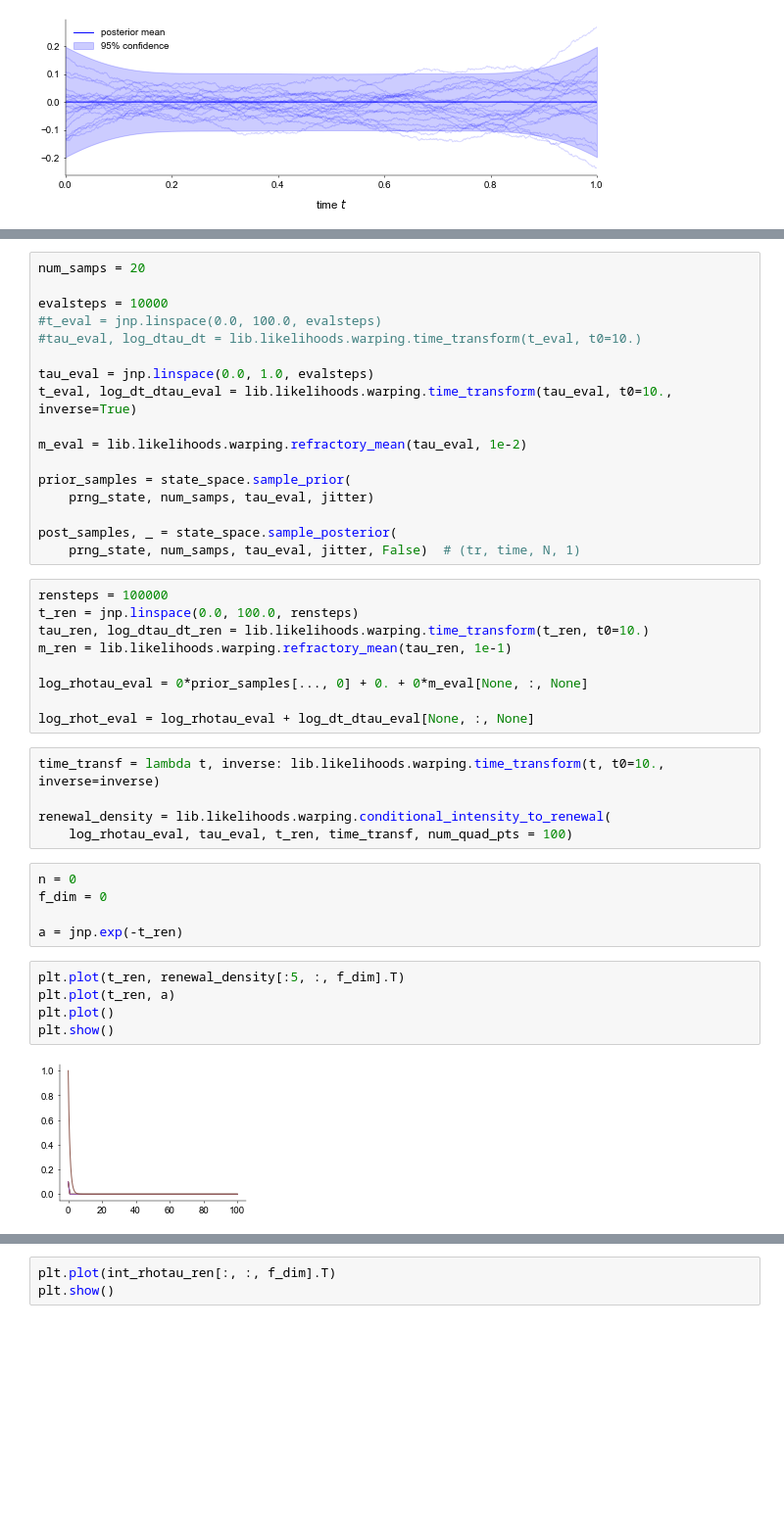
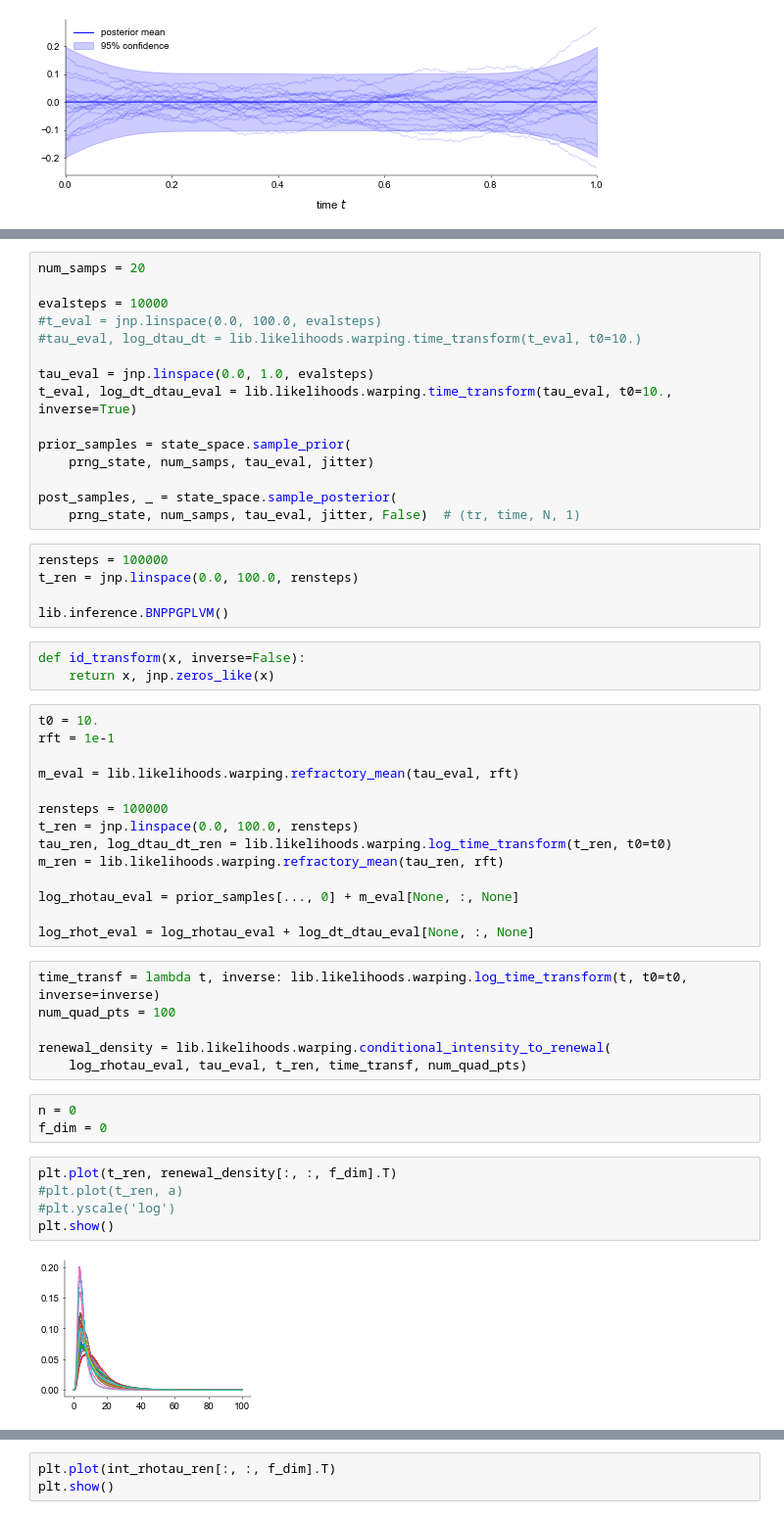
Before and after one commit to davindicode/nonparametric-nonrenewal-process, a Jupyter notebook: notebooks/GPR_1D.ipynb, the cells around one changed output, grey strips where cells are left out. Shown at 98% size. Drawn from its saved outputs; the diff is of its cells as text; blank space fills up the shorter version.

Commit message:
likelihood framework

```diff
--- a/notebooks/GPR_1D.ipynb
+++ b/notebooks/GPR_1D.ipynb
@@ -222,37 +222,47 @@ evalsteps = 10000
 tau_eval = jnp.linspace(0.0, 1.0, evalsteps)
 t_eval, log_dt_dtau_eval = lib.likelihoods.warping.time_transform(tau_eval, t0=10., inverse=True)
 
-m_eval = lib.likelihoods.warping.refractory_mean(tau_eval, 1e-2)
-
 prior_samples = state_space.sample_prior(
     prng_state, num_samps, tau_eval, jitter)
 
 post_samples, _ = state_space.sample_posterior(
     prng_state, num_samps, tau_eval, jitter, False)  # (tr, time, N, 1)
+# %%
+rensteps = 100000
+t_ren = jnp.linspace(0.0, 100.0, rensteps)
+
+lib.inference.BNPPGPLVM()
+# %%
+def id_transform(x, inverse=False):
+    return x, jnp.zeros_like(x)
 # %%
+t0 = 10.
+rft = 1e-1
+
+m_eval = lib.likelihoods.warping.refractory_mean(tau_eval, rft)
+
 rensteps = 100000
 t_ren = jnp.linspace(0.0, 100.0, rensteps)
-tau_ren, log_dtau_dt_ren = lib.likelihoods.warping.time_transform(t_ren, t0=10.)
-m_ren = lib.likelihoods.warping.refractory_mean(tau_ren, 1e-1)
+tau_ren, log_dtau_dt_ren = lib.likelihoods.warping.log_time_transform(t_ren, t0=t0)
+m_ren = lib.likelihoods.warping.refractory_mean(tau_ren, rft)
 
-log_rhotau_eval = 0*prior_samples[..., 0] + 0. + 0*m_eval[None, :, None]
+log_rhotau_eval = prior_samples[..., 0] + m_eval[None, :, None]
 
 log_rhot_eval = log_rhotau_eval + log_dt_dtau_eval[None, :, None]
 # %%
-time_transf = lambda t, inverse: lib.likelihoods.warping.time_transform(t, t0=10., inverse=inverse)
+time_transf = lambda t, inverse: lib.likelihoods.warping.log_time_transform(t, t0=t0, inverse=inverse)
+num_quad_pts = 100
 
 renewal_density = lib.likelihoods.warping.conditional_intensity_to_renewal(
-    log_rhotau_eval, tau_eval, t_ren, time_transf, num_quad_pts = 100)
+    log_rhotau_eval, tau_eval, t_ren, time_transf, num_quad_pts)
 # %%
 n = 0
 f_dim = 0
-
-a = jnp.exp(-t_ren)
 # %%
-plt.plot(t_ren, renewal_density[:5, :, f_dim].T)
-plt.plot(t_ren, a)
-plt.plot()
+plt.plot(t_ren, renewal_density[:, :, f_dim].T)
+#plt.plot(t_ren, a)
+#plt.yscale('log')
 plt.show()
 # %% [output]
-[figure, old version]
+[figure, new version]
 # %%
```
Also changed, not shown: parts of 5 cells of this notebook, 22 other files.
